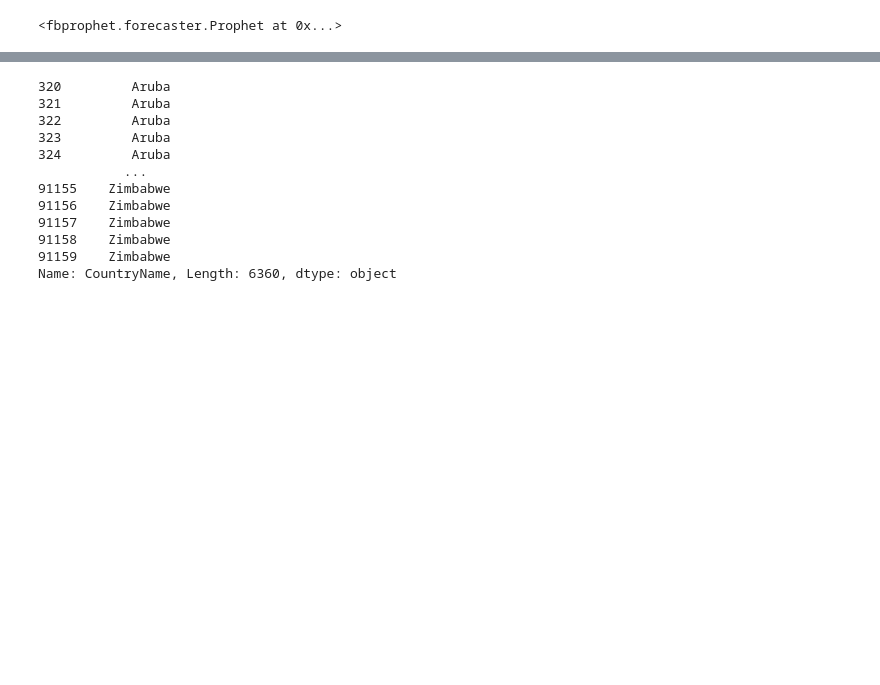
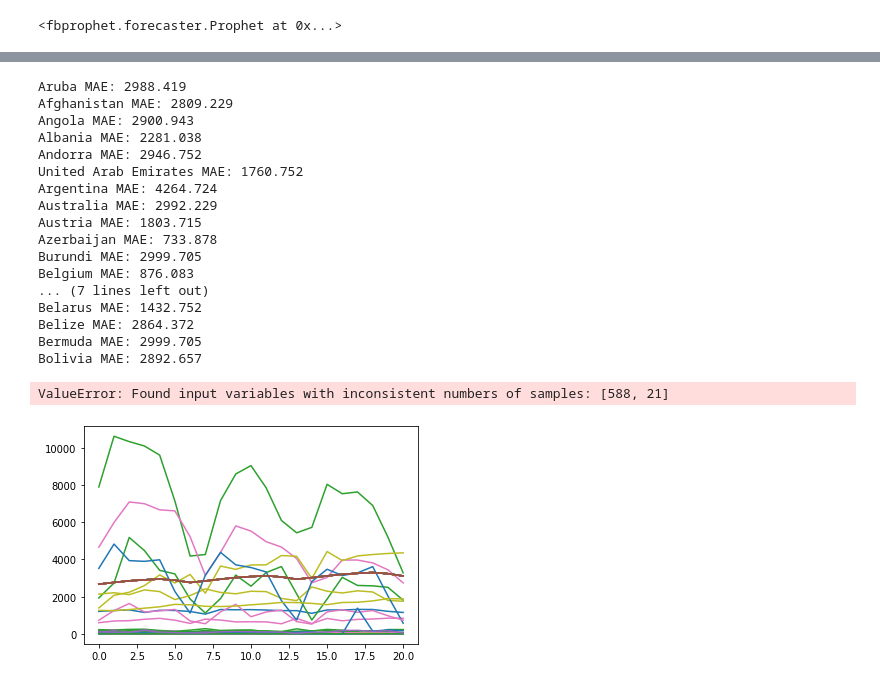
Before and after one commit to georgian-io/covid-xprize, a Jupyter notebook: covid_xprize/examples/predictors/linear/prophet.ipynb, the cells around one changed output, grey strips where cells are left out. Saved outputs shown, nothing was run; the diff lists cells and outputs as text; code cells hidden in the pictures; blank space fills up the shorter version.

```diff
--- a/covid_xprize/examples/predictors/linear/prophet.ipynb
+++ b/covid_xprize/examples/predictors/linear/prophet.ipynb
@@ -163,0 +189,3 @@ forecast
+# %%
+y_true_df = test[(np.datetime64("2020-12-06") >= test.Date)]
+y_true_df[y_true_df['CountryName'] == 'Aruba']
@@ -164,26 +210,35 @@ forecast
 # %%
 # calculate MAE between expected and predicted values for december
-y_true = test['y'][-12:].values
 y_pred = forecast['yhat'].values
-mae = mean_absolute_error(y_true, y_pred)
-print('MAE: %.3f' % mae)
-# plot expected vs actual
-pyplot.plot(y_true, label='Actual')
-pyplot.plot(y_pred, label='Predicted')
+
+for country in y_true_df.CountryName.unique():
+    y_true_df = test[(np.datetime64("2020-12-06") >= test.Date)]
+    y_true= y_true_df[y_true_df['CountryName'] == country]['NewCases'].values
+    mae = mean_absolute_error(y_true, y_pred)
+    print(f'{country} MAE: %.3f' % mae)
+    # plot expected vs actual
+    pyplot.plot(y_true, label='Actual')
+
+    pyplot.plot(y_pred, label='Predicted')
 pyplot.legend()
 pyplot.show()
+# %% [output]
+Aruba MAE: 2988.419
+Afghanistan MAE: 2809.229
+Angola MAE: 2900.943
+Albania MAE: 2281.038
+Andorra MAE: 2946.752
+United Arab Emirates MAE: 1760.752
+Argentina MAE: 4264.724
+Australia MAE: 2992.229
+Austria MAE: 1803.715
+Azerbaijan MAE: 733.878
+Burundi MAE: 2999.705
+Belgium MAE: 876.083
+... (7 lines left out)
+Belarus MAE: 1432.752
+Belize MAE: 2864.372
+Bermuda MAE: 2999.705
+Bolivia MAE: 2892.657
+ValueError: Found input variables with inconsistent numbers of samples: [588, 21]
+[figure, added]
-# %%
-test.CountryName
-# %% [output]
-320         Aruba
-321         Aruba
-322         Aruba
-323         Aruba
-324         Aruba
-           ...
-91155    Zimbabwe
-91156    Zimbabwe
-91157    Zimbabwe
-91158    Zimbabwe
-91159    Zimbabwe
-Name: CountryName, Length: 6360, dtype: object
```
Also changed, not shown: parts of 9 cells of this notebook.
